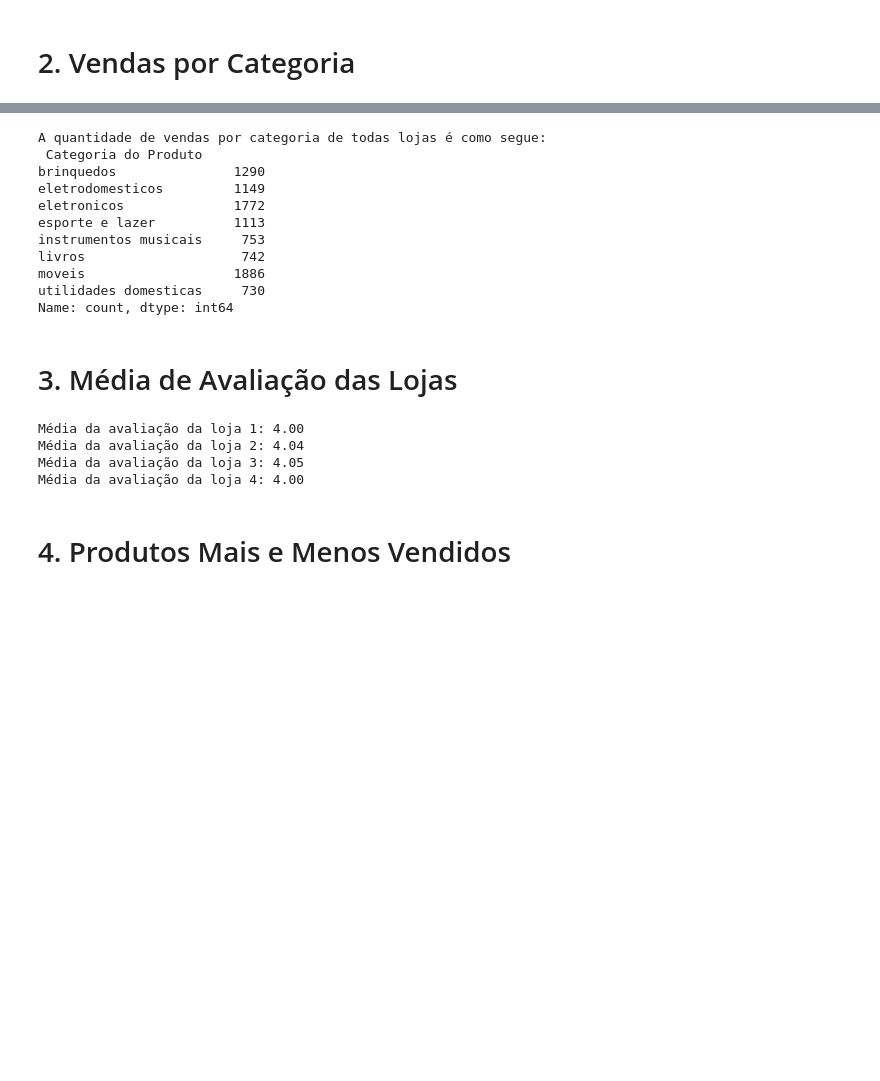
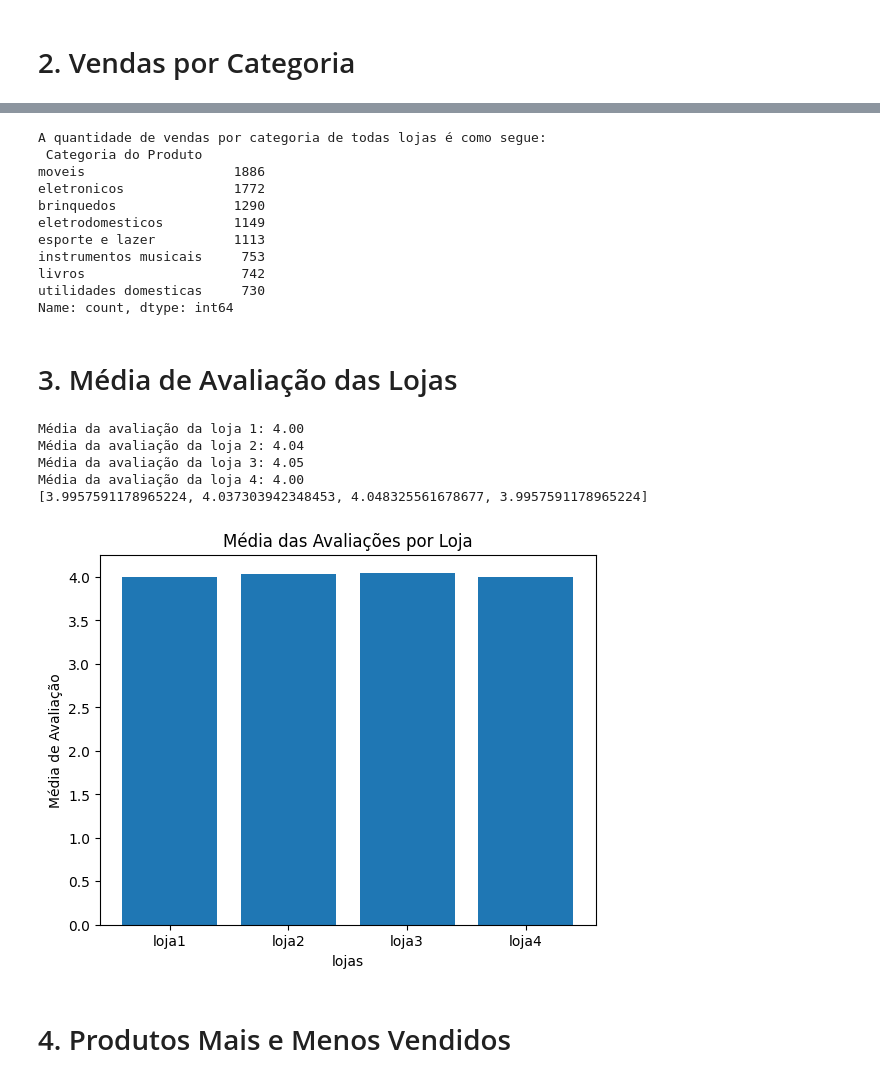
Before and after one commit to claudiaapj/challengeAluraStore, a Jupyter notebook: AluraStoreBr.ipynb, the cells around one changed output, grey strips where cells are left out. Cells and saved outputs as stored; diff of their text form; code cells hidden in the pictures; blank space fills up the shorter version.

```diff
--- a/AluraStoreBr.ipynb
+++ b/AluraStoreBr.ipynb
@@ -60,0 +55,7 @@ Name: count, dtype: int64
+# %%
+lojas = [loja, loja2, loja3, loja4]
+categoria_geral = 0
+for i, loja in enumerate(lojas, start=1):
+    loja_categoria = loja['Categoria do Produto'].value_counts()
+    categoria_geral += loja_categoria
+    print(f'Vendas por categoria da loja {i}: \n {loja_categoria}\n \n')
@@ -61,16 +80,15 @@ Name: count, dtype: int64
 # %%
-categoria_geral = loja1_categoria + loja2_categoria + loja3_categoria + loja4_categoria
 print(f'A quantidade de vendas por categoria de todas lojas é como segue: \n {categoria_geral}')
 # %% [output]
 A quantidade de vendas por categoria de todas lojas é como segue:
  Categoria do Produto
+moveis                   1886
+eletronicos              1772
 brinquedos               1290
 eletrodomesticos         1149
-eletronicos              1772
 esporte e lazer          1113
 instrumentos musicais     753
 livros                    742
-moveis                   1886
 utilidades domesticas     730
 Name: count, dtype: int64
 # %% [markdown]
@@ -80,16 +98,30 @@ def calcula_media(soma, quantidade):
     return soma / quantidade
 
 lojas = [loja, loja2, loja3, loja4]
+medias=[]
 
 for i, loja in enumerate(lojas, start=1):
     soma = loja['Avaliação da compra'].sum()
     quantidade = len(loja['Avaliação da compra'])
     media = calcula_media(soma, quantidade)
+    medias.append(float(media))
     print(f'Média da avaliação da loja {i}: {media:.2f}')
+print(medias)
 # %% [output]
 Média da avaliação da loja 1: 4.00
 Média da avaliação da loja 2: 4.04
 Média da avaliação da loja 3: 4.05
 Média da avaliação da loja 4: 4.00
+[3.9957591178965224, 4.037303942348453, 4.048325561678677, 3.9957591178965224]
+# %%
+nome_loja = ['loja1', 'loja2', 'loja3', 'loja4']
+
+plt.bar(nome_loja, medias)
+plt.xlabel('lojas')
+plt.ylabel('Média de Avaliação')
+plt.title('Média das Avaliações por Loja')
+plt.show()
+# %% [output]
+[figure, added]
 # %% [markdown]
 # 4. Produtos Mais e Menos Vendidos
```
Also changed, not shown: parts of 10 cells of this notebook.
